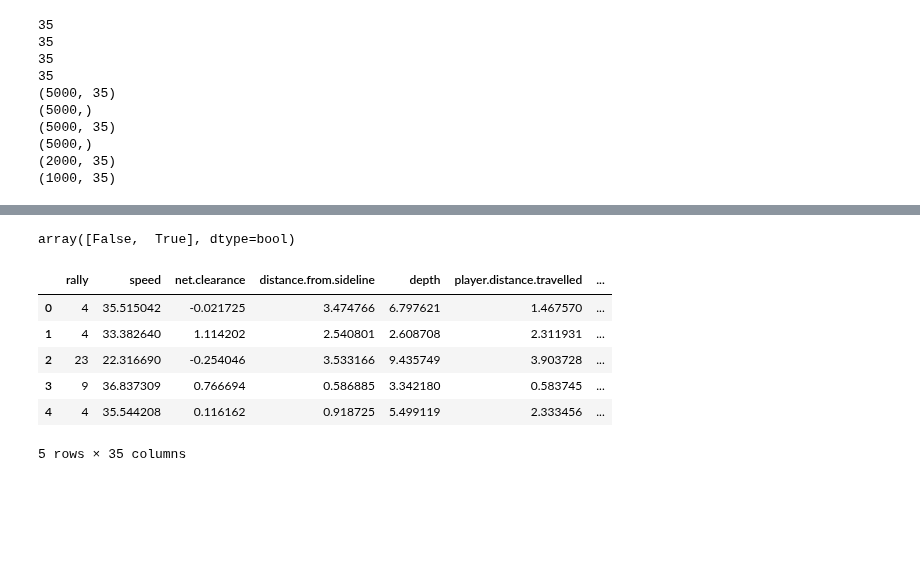
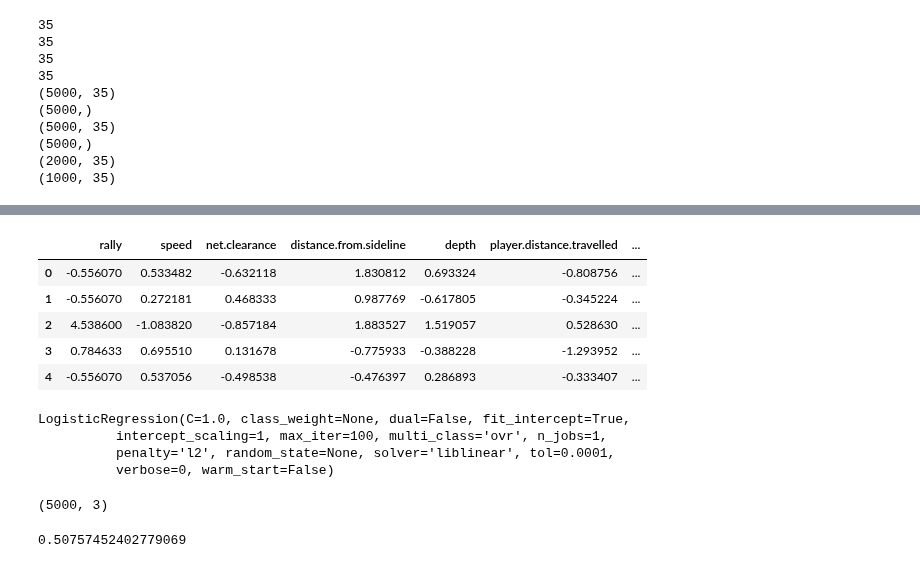
Before and after one commit to macwong/MachineLearning, a Jupyter notebook: AusOpen/AusOpen Test.ipynb, the cells around one changed output, grey strips where cells are left out. Drawn from its saved outputs; the diff is of its cells as text; code cells hidden in the pictures; blank space fills up the shorter version.

```diff
--- a/AusOpen/AusOpen Test.ipynb
+++ b/AusOpen/AusOpen Test.ipynb
@@ -94,6 +108,8 @@ def process_data(data):
     for col in drop_cols:
         if new_data.columns.contains(col):
             new_data = new_data.drop([col], axis = 1)
+
+    new_data[num_cols] = (X_men[num_cols] - X_men[num_cols].mean()) / X_men[num_cols].std()
 
     return new_data
 
@@ -166,16 +146,36 @@ men_analyse.sort_values(by = "Type")
-# %%
-X_men["server.is.impact.player"].unique()
-# %% [output]
-array([False,  True], dtype=bool)
-# %%
-X_men = pd.get_dummies(X_men, columns = ["server.is.impact.player", "same.side", "outside.baseline", "outside.sideline", "serve", "hitpoint", "previous.hitpoint"])
-# %%
-X_men.head()
-# %% [output]
-|  | rally | speed | net.clearance | distance.from.sideline | depth | player.distance.travelled | ... |
-| 0 | 4 | 35.515042 | -0.021725 | 3.474766 | 6.797621 | 1.467570 | ... |
-| 1 | 4 | 33.382640 | 1.114202 | 2.540801 | 2.608708 | 2.311931 | ... |
-| 2 | 23 | 22.316690 | -0.254046 | 3.533166 | 9.435749 | 3.903728 | ... |
-| 3 | 9 | 36.837309 | 0.766694 | 0.586885 | 3.342180 | 0.583745 | ... |
-| 4 | 4 | 35.544208 | 0.116162 | 0.918725 | 5.499119 | 2.333456 | ... |
-5 rows × 35 columns
+# %%
+pd.options.display.max_columns = 50
+pd.options.display.max_rows = 1000
+X_men.head()
+# %% [output]
+|  | rally | speed | net.clearance | distance.from.sideline | depth | player.distance.travelled | ... |
+| 0 | -0.556070 | 0.533482 | -0.632118 | 1.830812 | 0.693324 | -0.808756 | ... |
+| 1 | -0.556070 | 0.272181 | 0.468333 | 0.987769 | -0.617805 | -0.345224 | ... |
+| 2 | 4.538600 | -1.083820 | -0.857184 | 1.883527 | 1.519057 | 0.528630 | ... |
+| 3 | 0.784633 | 0.695510 | 0.131678 | -0.775933 | -0.388228 | -1.293952 | ... |
+| 4 | -0.556070 | 0.537056 | -0.498538 | -0.476397 | 0.286893 | -0.333407 | ... |
+# %%
+log_reg = LogisticRegression()
+
+log_reg.fit(X_men, y_men)
+# %% [output]
+LogisticRegression(C=1.0, class_weight=None, dual=False, fit_intercept=True,
+          intercept_scaling=1, max_iter=100, multi_class='ovr', n_jobs=1,
+          penalty='l2', random_state=None, solver='liblinear', tol=0.0001,
+          verbose=0, warm_start=False)
+# %%
+pred_train = log_reg.predict_proba(X_men)
+pred_train
+
+pred_train = np.clip(pred_train, 0.0001, 0.9999)
+pred_train.shape
+# %% [output]
+(5000, 3)
+# %%
+from sklearn.metrics import classification_report, log_loss, confusion_matrix
+from sklearn.preprocessing import LabelBinarizer
+lab_bin = LabelBinarizer()
+
+log_loss(y_men, pred_train)
+# %% [output]
+0.50757452402779069
```
Also changed, not shown: parts of 5 cells of this notebook.
